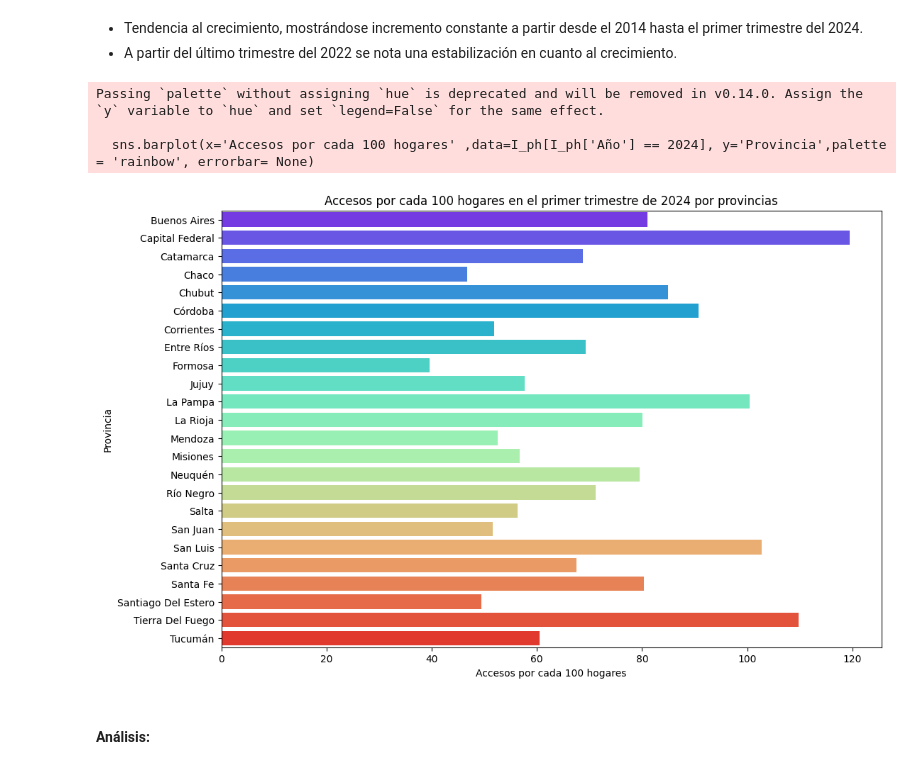
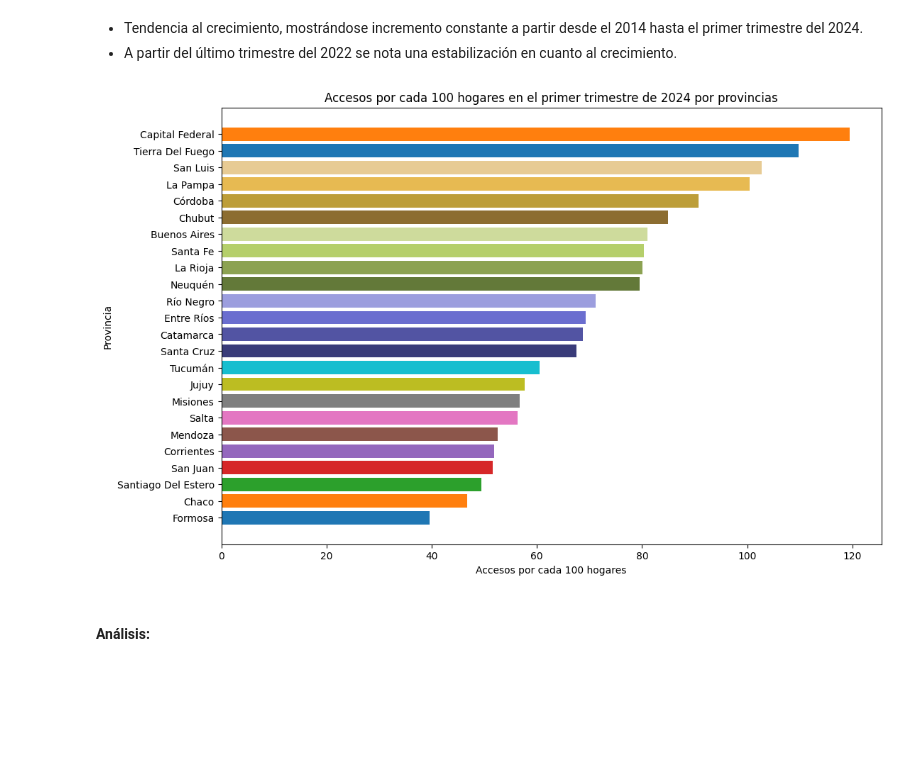
Before and after one commit to josejaraA/EDA-Telecomunicaciones-Argentina, a Jupyter notebook: EDA.ipynb, the cells around one changed output. Saved outputs shown, nothing was run; the diff lists cells and outputs as text; code cells hidden in the pictures; blank space fills up the shorter version.

```diff
--- a/EDA.ipynb
+++ b/EDA.ipynb
@@ -379,7 +379,7 @@ sns.barplot(x='Año', y='Mbps (Media de bajada)',data=I_tmb, hue='Trimestre',pal
 ### Visualización de Penetración hogares
 # %%
 
-I_ph = pd.read_csv('Internet_Penetracion-hogares.csv')
+I_ph = pd.read_csv('Datasets/Internet_Penetracion-hogares.csv')
 I_ph.head()
 # %% [output]
 |  | Año | Trimestre | Provincia | Accesos por cada 100 hogares |
@@ -434,16 +434,29 @@ sns.barplot(x='Año', y='Accesos por cada 100 hogares',data=I_ph, hue='Trimestre
 # %% [markdown]
 - Tendencia al crecimiento, mostrándose incremento constante a partir desde el 2014 hasta el primer trimestre del 2024.
 - A partir del último trimestre del 2022 se nota una estabilización en cuanto al crecimiento.
-# %%
-plt.figure(figsize=(12, 8))
-plt.title('Accesos por cada 100 hogares en el primer trimestre de 2024 por provincias')
-sns.barplot(x='Accesos por cada 100 hogares' ,data=I_ph[I_ph['Año'] == 2024], y='Provincia',palette = 'rainbow', errorbar= None)
-plt.show()
-# %% [output]
-Passing `palette` without assigning `hue` is deprecated and will be removed in v0.14.0. Assign the `y` variable to `hue` and set `legend=False` for the same effect.
-
-  sns.barplot(x='Accesos por cada 100 hogares' ,data=I_ph[I_ph['Año'] == 2024], y='Provincia',palette = 'rainbow', errorbar= None)
-[figure, removed]
+# %%
+
+colors = [
+    '#1f77b4', '#ff7f0e', '#2ca02c', '#d62728', '#9467bd', '#8c564b',
+    '#e377c2', '#7f7f7f', '#bcbd22', '#17becf', '#393b79', '#5254a3',
+    '#6b6ecf', '#9c9ede', '#637939', '#8ca252', '#b5cf6b', '#cedb9c',
+    '#8c6d31', '#bd9e39', '#e7ba52', '#e7cb94'
+]
+data = I_ph[I_ph['Año'] == 2024]
+provincias = data['Provincia']
+accesos = data['Accesos por cada 100 hogares']
+plt.figure(figsize=(12, 8))
+plt.title('Accesos por cada 100 hogares en el primer trimestre de 2024 por provincias')
+indices_ordenados = np.argsort(accesos)
+provincias_ordenadas = provincias.iloc[indices_ordenados]
+accesos_ordenados = accesos.iloc[indices_ordenados]
+plt.barh(provincias_ordenadas, accesos_ordenados, color=colors[:len(provincias_ordenadas)])
+
+plt.xlabel('Accesos por cada 100 hogares')
+plt.ylabel('Provincia')
+plt.show()
+# %% [output]
+[figure, added]
 # %% [markdown]
 #### Análisis:
 # %% [markdown]
```
